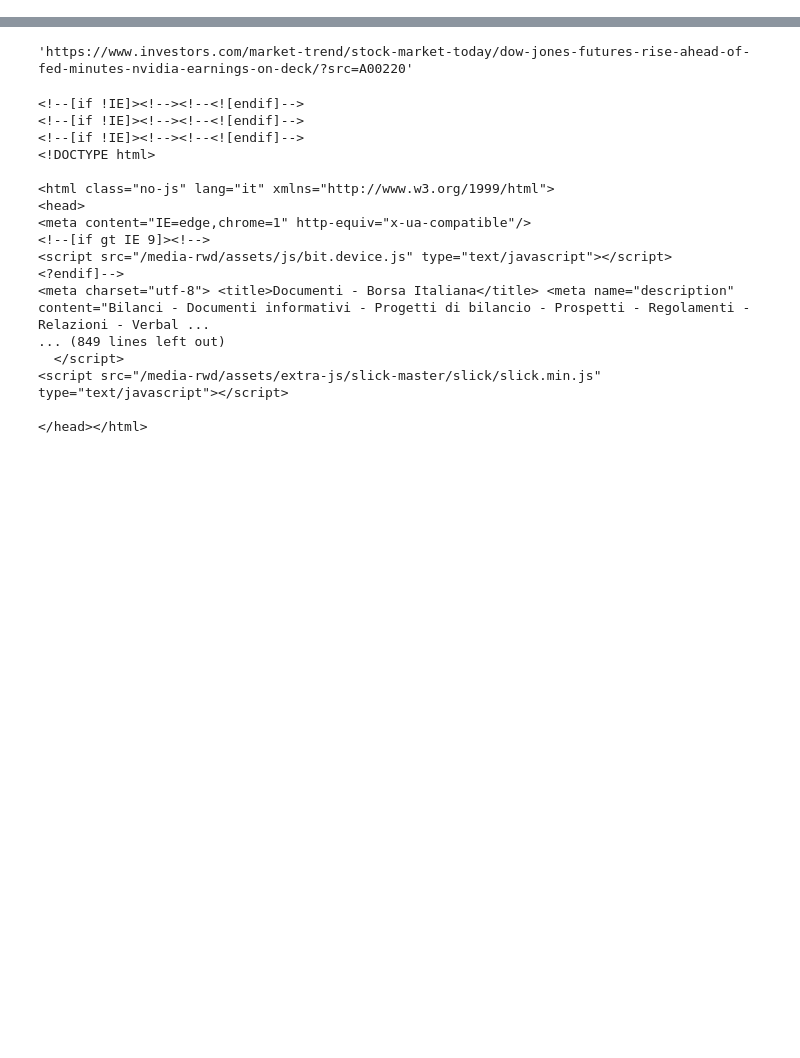
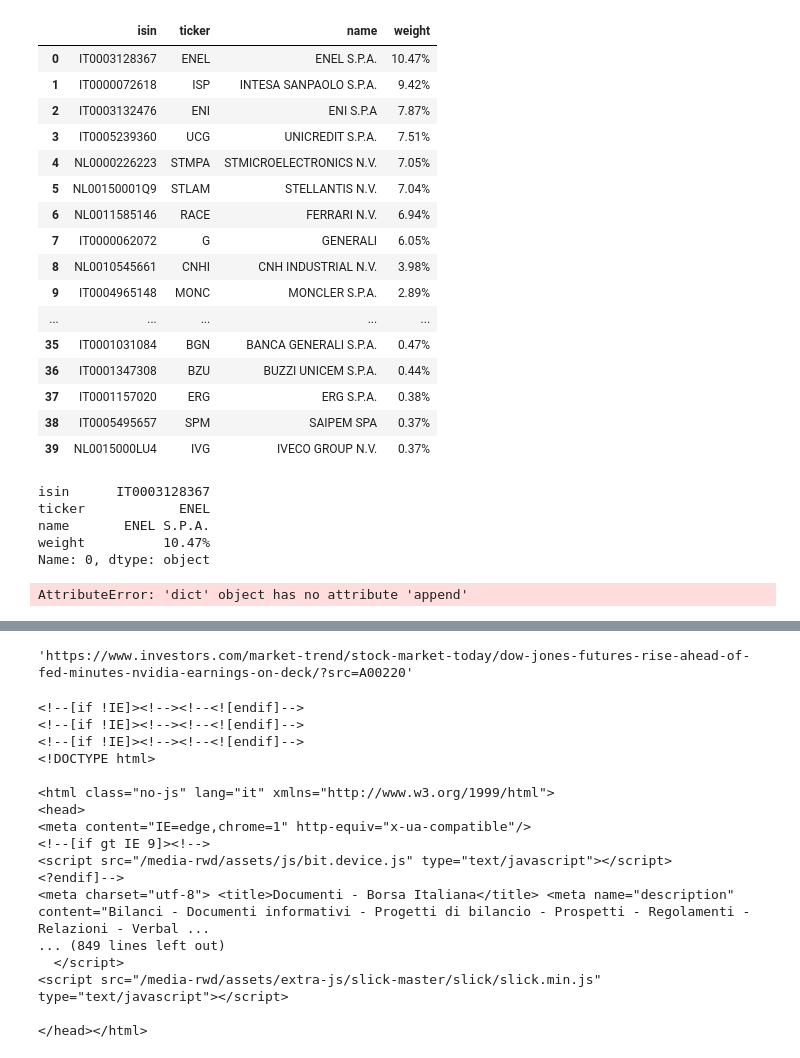
Before and after one commit to matmin/master_thesis, a Jupyter notebook: master_thesis.ipynb, the cells around one changed output, grey strips where cells are left out. Saved outputs shown, nothing was run; the diff lists cells and outputs as text; code cells hidden in the pictures; blank space fills up the shorter version.

```diff
--- a/master_thesis.ipynb
+++ b/master_thesis.ipynb
@@ -15,3 +78,69 @@ company
+# %%
+url = 'https://it.marketscreener.com'
+url_ind = url + '/quotazioni/indice/FTSE-MIB-INDEX-121229431/composizione/'
+response_ind = requests.get(url_ind)
+soup_ind = BeautifulSoup(response_ind.content, 'html.parser')
+table = soup_ind.find('table', {'id': 'ALNI1'})
+rows = table.find_all('tr')
+# %%
+def get_ticker(link):
+    url_tick = url + link
+    response_tick = requests.get(url_tick)
+    soup_tick = BeautifulSoup(response_tick.content, 'html.parser')
+    info = soup_tick.find_all('div',{'class', 'bc_pos'})[0].find_all('span', {'class':'fvTitleInfo'})
+    return info[0].text.strip(), info[1].text.strip()
+# %%
+d = {'isin':[], 'ticker': [], 'name':[], 'weight':[]}
+
+for i in range(1, len(rows)):
+    row = rows[i]
+    td = row.find_all('td')
+    link = td[1].find('a')['href'].strip()
+    ticker, isin = get_ticker(link)
+
+    d['isin'].append(isin)
+    d['ticker'].append(ticker)
+    d['name'].append(td[1].text.strip())
+    d['weight'].append(td[7].text.strip())
+# %%
+import pandas as pd
+
+df = pd.DataFrame(d)
+df
+# %% [output]
+|  | isin | ticker | name | weight |
+| 0 | IT0003128367 | ENEL | ENEL S.P.A. | 10.47% |
+| 1 | IT0000072618 | ISP | INTESA SANPAOLO S.P.A. | 9.42% |
+| 2 | IT0003132476 | ENI | ENI S.P.A | 7.87% |
+| 3 | IT0005239360 | UCG | UNICREDIT S.P.A. | 7.51% |
+| 4 | NL0000226223 | STMPA | STMICROELECTRONICS N.V. | 7.05% |
+| 5 | NL00150001Q9 | STLAM | STELLANTIS N.V. | 7.04% |
+| 6 | NL0011585146 | RACE | FERRARI N.V. | 6.94% |
+| 7 | IT0000062072 | G | GENERALI | 6.05% |
+| 8 | NL0010545661 | CNHI | CNH INDUSTRIAL N.V. | 3.98% |
+| 9 | IT0004965148 | MONC | MONCLER S.P.A. | 2.89% |
+| ... | ... | ... | ... | ... |
+| 35 | IT0001031084 | BGN | BANCA GENERALI S.P.A. | 0.47% |
+| 36 | IT0001347308 | BZU | BUZZI UNICEM S.P.A. | 0.44% |
+| 37 | IT0001157020 | ERG | ERG S.P.A. | 0.38% |
+| 38 | IT0005495657 | SPM | SAIPEM SPA | 0.37% |
+| 39 | NL0015000LU4 | IVG | IVECO GROUP N.V. | 0.37% |
+# %%
+df.iloc[0,:]
+# %% [output]
+isin      IT0003128367
+ticker            ENEL
+name       ENEL S.P.A.
+weight          10.47%
+Name: 0, dtype: object
+# %%
+companies['isin'].append('Recordati')
+companies['ticker'].append()
+companies['name'].append()
+companies['weights'].append()
+companies['tweets'].append()
+# %% [output]
+AttributeError: 'dict' object has no attribute 'append'
 # %%
 msft = yf.Ticker("MSFT")
 # %%
```
Also changed, not shown: parts of 11 cells of this notebook, 3 other files.
